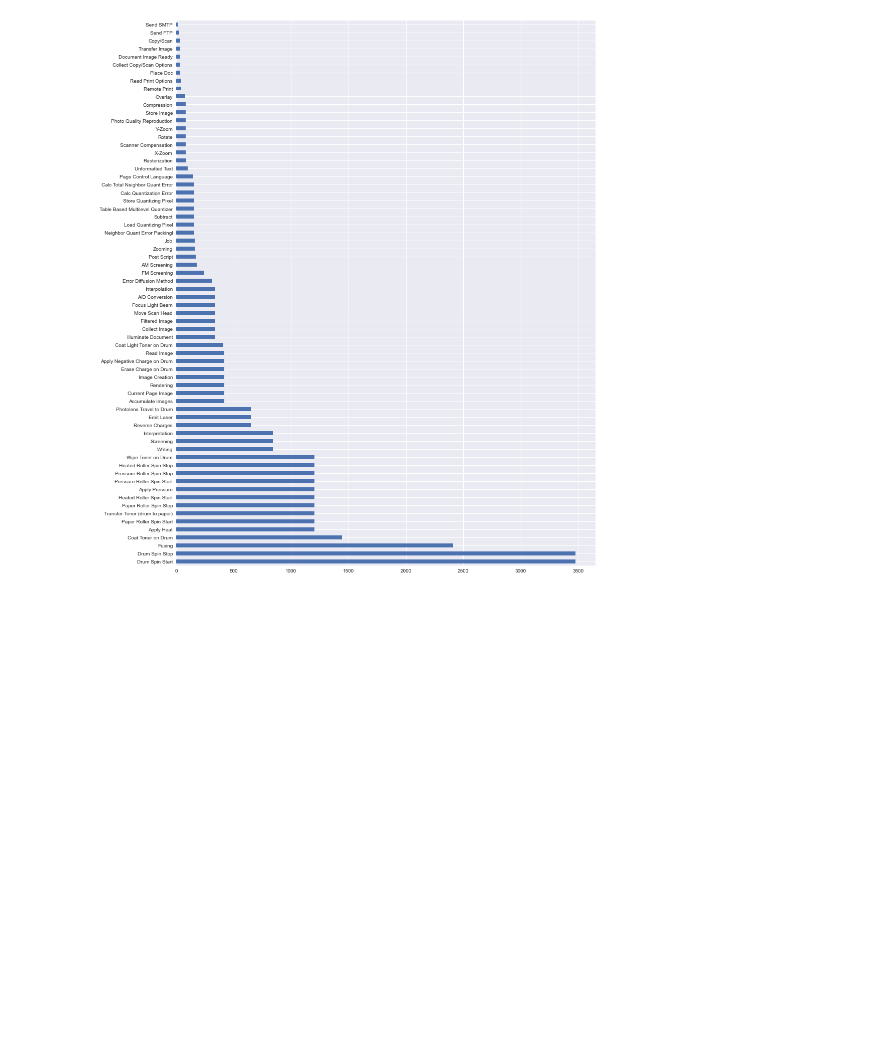
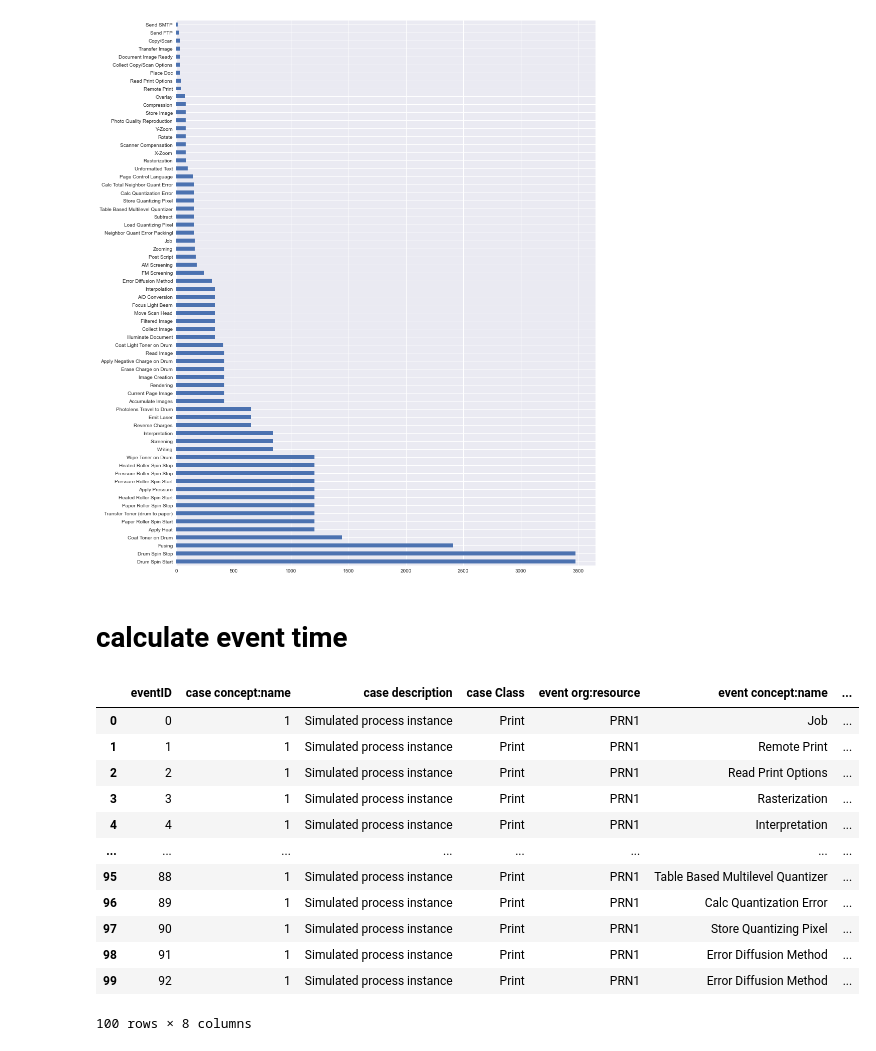
Before and after one commit to Cappa1/ProcessMining, a Jupyter notebook: EDA.ipynb, the cells around one changed output. Drawn from its saved outputs; the diff is of its cells as text; code cells hidden in the pictures; blank space fills up the shorter version.

Commit message:
adding event time

```diff
--- a/EDA.ipynb
+++ b/EDA.ipynb
@@ -116,3 +116,49 @@ events.plot.barh(figsize=(15,20))
 # %% [output]
 <AxesSubplot:>
 [figure]
+# %% [markdown]
+# calculate event time
+# %%
+df_data.set_index(["case concept:name", "eventID"], inplace=True)
+#df_data['seconds'] = [time.mktime(t.timetuple()) for t in df_data['event time:timestamp']]
+df_data["Completion Time"] = 0
+df_data.replace(0,np.NaN, inplace=True)
+
+
+def EventTime(data):
+    memory = {}
+    # print(data.columns)
+    for i, j in data[["event concept:name"]].iterrows():
+        if j[0] not in memory.keys() and data.loc[i]["event lifecycle:transition"] == "start":
+            memory[j[0]] = i
+
+        elif j[0] in memory.keys():
+            #Calculate time
+            #print(memory[j[0]],",", i)
+            time = pd.to_datetime(data.loc[i]["event time:timestamp"], dayfirst=True) - pd.to_datetime(data.loc[memory[j[0]]]["event time:timestamp"], dayfirst=True)           # print(time)
+            data.loc[i,"Completion Time"] = time
+
+            del memory[j[0]]
+    return data
+
+
+for idx, new_df in df_data.groupby(level=0):
+    #print(idx)
+    EventTime(new_df)
+    df_data.loc[idx] = EventTime(new_df)
+
+df_data.head(100)
+# %% [output]
+|  | eventID | case concept:name | case description | case Class | event org:resource | event concept:name | ... |
+| 0 | 0 | 1 | Simulated process instance | Print | PRN1 | Job | ... |
+| 1 | 1 | 1 | Simulated process instance | Print | PRN1 | Remote Print | ... |
+| 2 | 2 | 1 | Simulated process instance | Print | PRN1 | Read Print Options | ... |
+| 3 | 3 | 1 | Simulated process instance | Print | PRN1 | Rasterization | ... |
+| 4 | 4 | 1 | Simulated process instance | Print | PRN1 | Interpretation | ... |
+| ... | ... | ... | ... | ... | ... | ... | ... |
+| 95 | 88 | 1 | Simulated process instance | Print | PRN1 | Table Based Multilevel Quantizer | ... |
+| 96 | 89 | 1 | Simulated process instance | Print | PRN1 | Calc Quantization Error | ... |
+| 97 | 90 | 1 | Simulated process instance | Print | PRN1 | Store Quantizing Pixel | ... |
+| 98 | 91 | 1 | Simulated process instance | Print | PRN1 | Error Diffusion Method | ... |
+| 99 | 92 | 1 | Simulated process instance | Print | PRN1 | Error Diffusion Method | ... |
+100 rows × 8 columns
```
Also changed, not shown: parts of 4 cells of this notebook.
